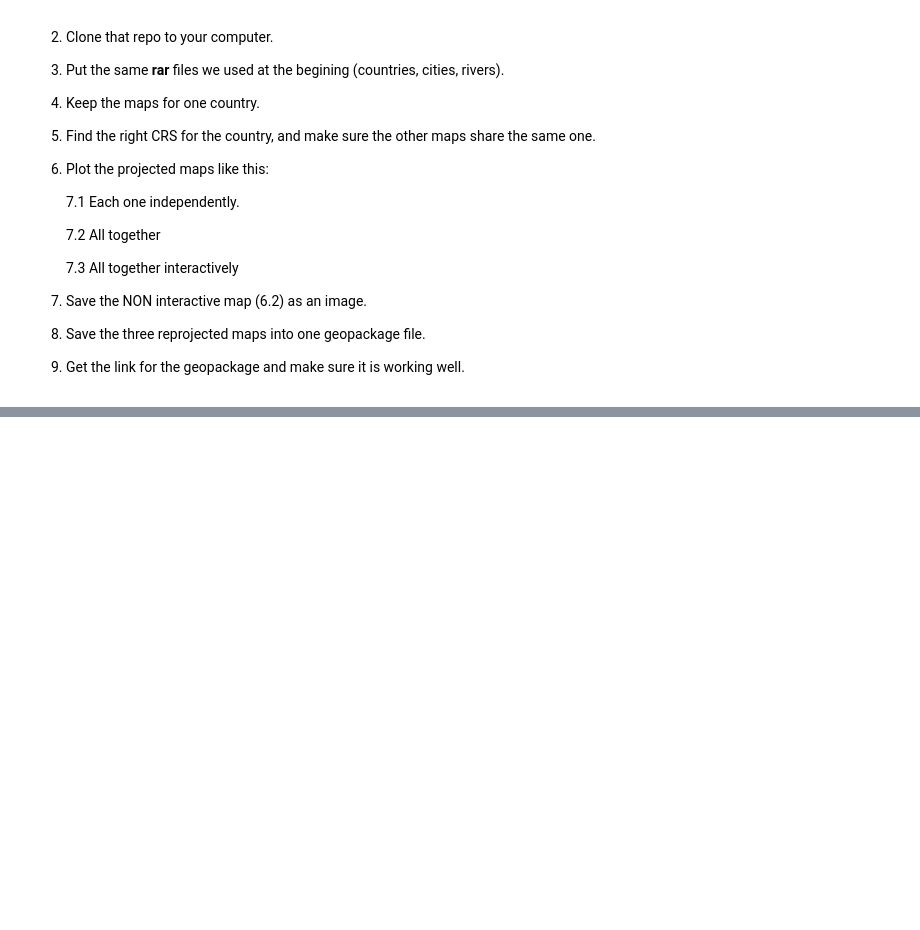
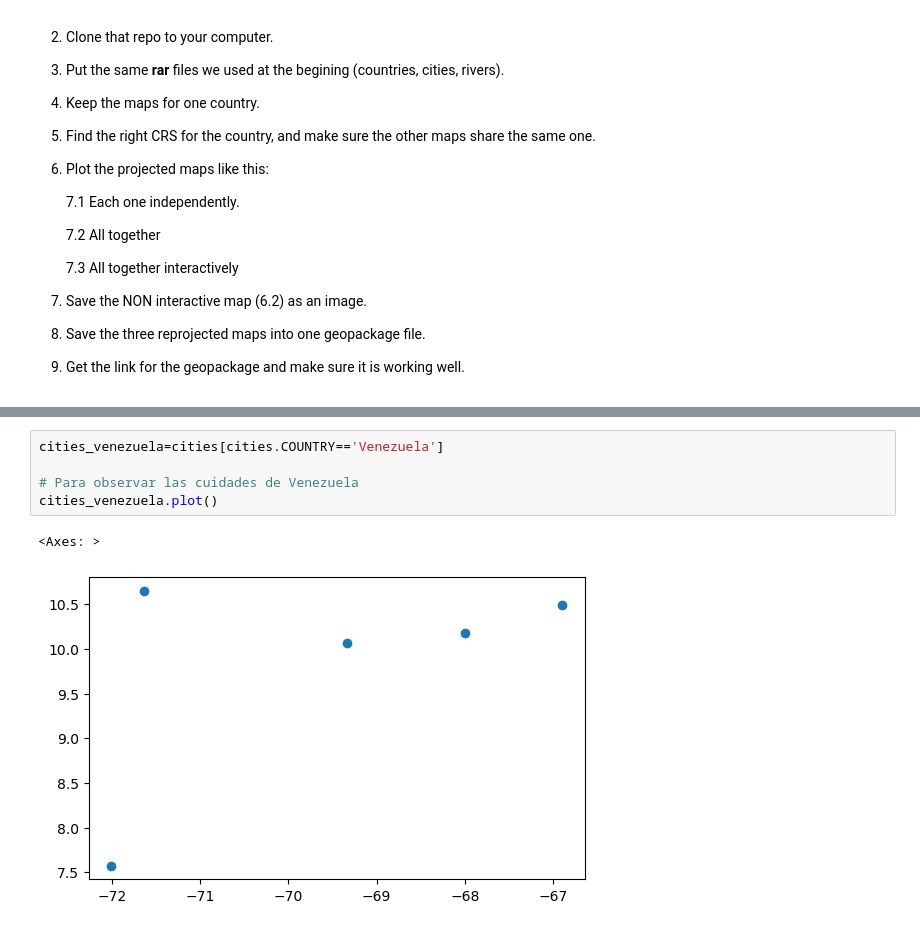
Before and after one commit to gokussj100/simpleplot, a Jupyter notebook: TheGeoDataFrame_intro.ipynb, the cells around one changed output, grey strips where cells are left out. Saved outputs shown, nothing was run; the diff lists cells and outputs as text; blank space fills up the shorter version.

```diff
--- a/TheGeoDataFrame_intro.ipynb
+++ b/TheGeoDataFrame_intro.ipynb
@@ -461,0 +468,8 @@ Exercise:
+# %%
+cities_venezuela=cities[cities.COUNTRY=='Venezuela']
+
+# Para observar las cuidades de Venezuela
+cities_venezuela.plot()
+# %% [output]
+<Axes: >
+[figure, added]
```
Also changed, not shown: parts of 5 cells of this notebook.
